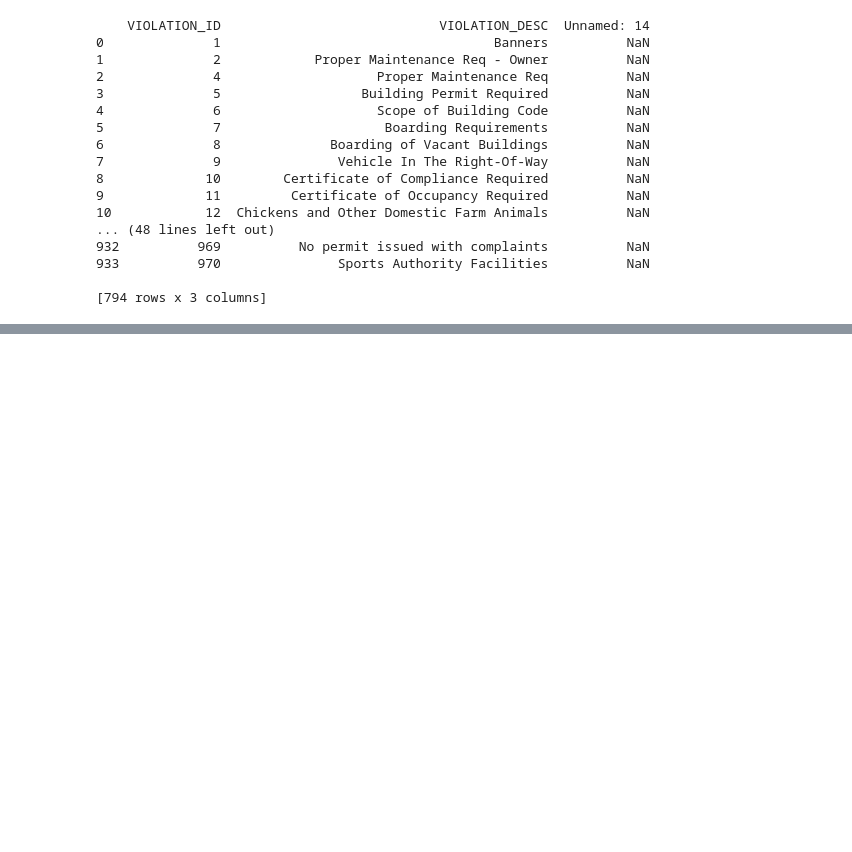
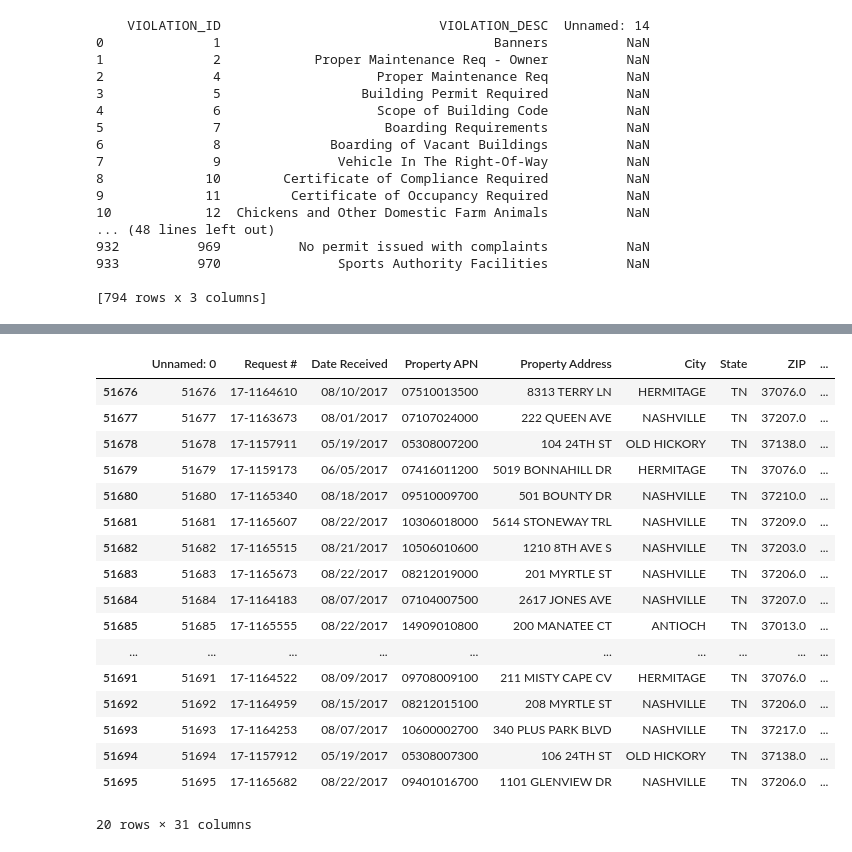
Before and after one commit to shrutijalewar/data-question-2-xtreme-united, a Jupyter notebook: data-ques-2.ipynb, the cells around one changed output, grey strips where cells are left out. Saved outputs shown, nothing was run; the diff lists cells and outputs as text; code cells hidden in the pictures; blank space fills up the shorter version.

```diff
--- a/data-ques-2.ipynb
+++ b/data-ques-2.ipynb
@@ -516,0 +554,22 @@ violation_sub5.to_csv(("/Users/ssharma/code/nss-ds/data-question-2-xtreme-united
+# %%
+live_vi = pd.read_csv('live_vi_matches.csv')
+live_vi.tail(20)
+# %% [output]
+|  | Unnamed: 0 | Request # | Date Received | Property APN | Property Address | City | State | ZIP | ... |
+| 51676 | 51676 | 17-1164610 | 08/10/2017 | 07510013500 | 8313 TERRY LN | HERMITAGE | TN | 37076.0 | ... |
+| 51677 | 51677 | 17-1163673 | 08/01/2017 | 07107024000 | 222 QUEEN AVE | NASHVILLE | TN | 37207.0 | ... |
+| 51678 | 51678 | 17-1157911 | 05/19/2017 | 05308007200 | 104 24TH ST | OLD HICKORY | TN | 37138.0 | ... |
+| 51679 | 51679 | 17-1159173 | 06/05/2017 | 07416011200 | 5019 BONNAHILL DR | HERMITAGE | TN | 37076.0 | ... |
+| 51680 | 51680 | 17-1165340 | 08/18/2017 | 09510009700 | 501 BOUNTY DR | NASHVILLE | TN | 37210.0 | ... |
+| 51681 | 51681 | 17-1165607 | 08/22/2017 | 10306018000 | 5614 STONEWAY TRL | NASHVILLE | TN | 37209.0 | ... |
+| 51682 | 51682 | 17-1165515 | 08/21/2017 | 10506010600 | 1210 8TH AVE S | NASHVILLE | TN | 37203.0 | ... |
+| 51683 | 51683 | 17-1165673 | 08/22/2017 | 08212019000 | 201 MYRTLE ST | NASHVILLE | TN | 37206.0 | ... |
+| 51684 | 51684 | 17-1164183 | 08/07/2017 | 07104007500 | 2617 JONES AVE | NASHVILLE | TN | 37207.0 | ... |
+| 51685 | 51685 | 17-1165555 | 08/22/2017 | 14909010800 | 200 MANATEE CT | ANTIOCH | TN | 37013.0 | ... |
+| ... | ... | ... | ... | ... | ... | ... | ... | ... | ... |
+| 51691 | 51691 | 17-1164522 | 08/09/2017 | 09708009100 | 211 MISTY CAPE CV | HERMITAGE | TN | 37076.0 | ... |
+| 51692 | 51692 | 17-1164959 | 08/15/2017 | 08212015100 | 208 MYRTLE ST | NASHVILLE | TN | 37206.0 | ... |
+| 51693 | 51693 | 17-1164253 | 08/07/2017 | 10600002700 | 340 PLUS PARK BLVD | NASHVILLE | TN | 37217.0 | ... |
+| 51694 | 51694 | 17-1157912 | 05/19/2017 | 05308007300 | 106 24TH ST | OLD HICKORY | TN | 37138.0 | ... |
+| 51695 | 51695 | 17-1165682 | 08/22/2017 | 09401016700 | 1101 GLENVIEW DR | NASHVILLE | TN | 37206.0 | ... |
+20 rows × 31 columns
```
Also changed, not shown: parts of 16 cells of this notebook, 12 other files.
